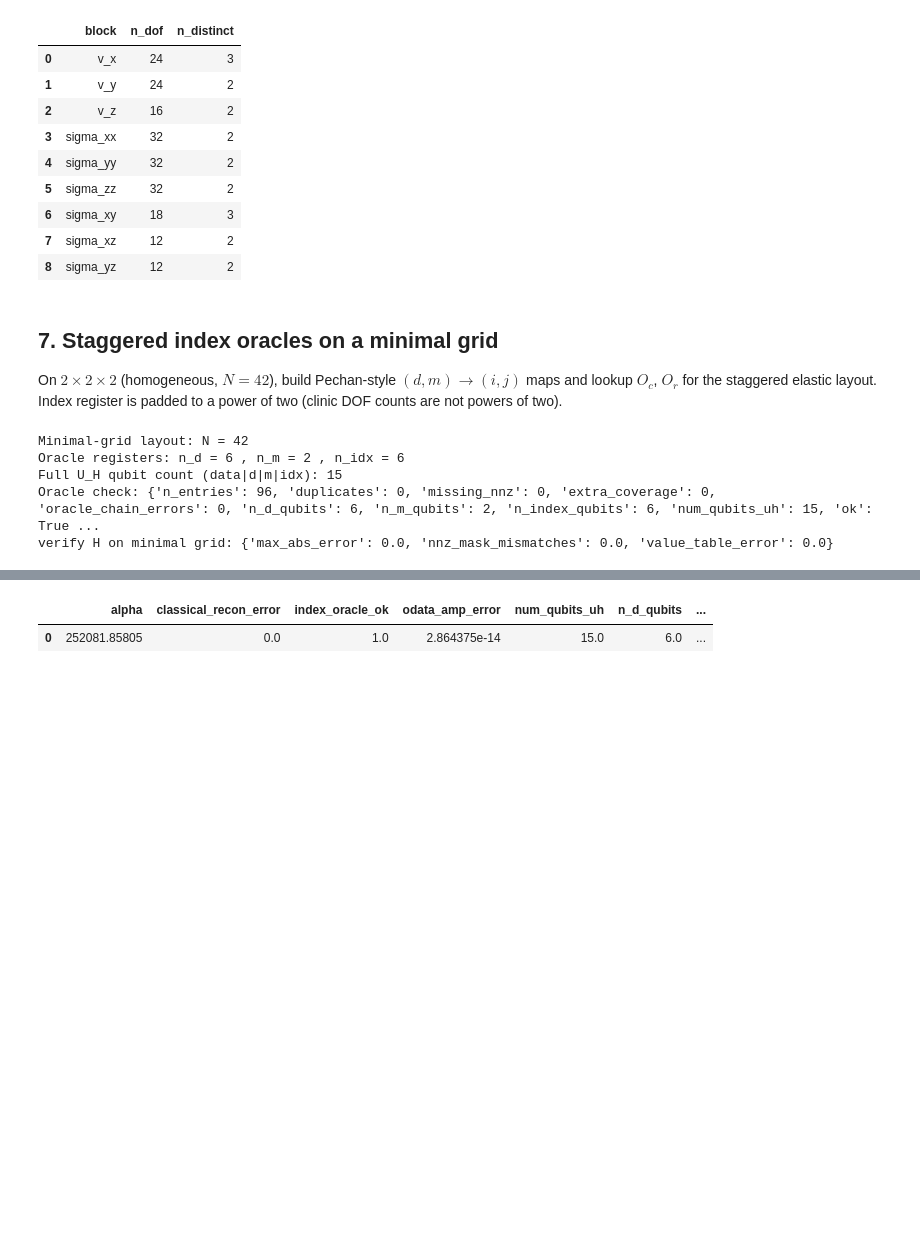
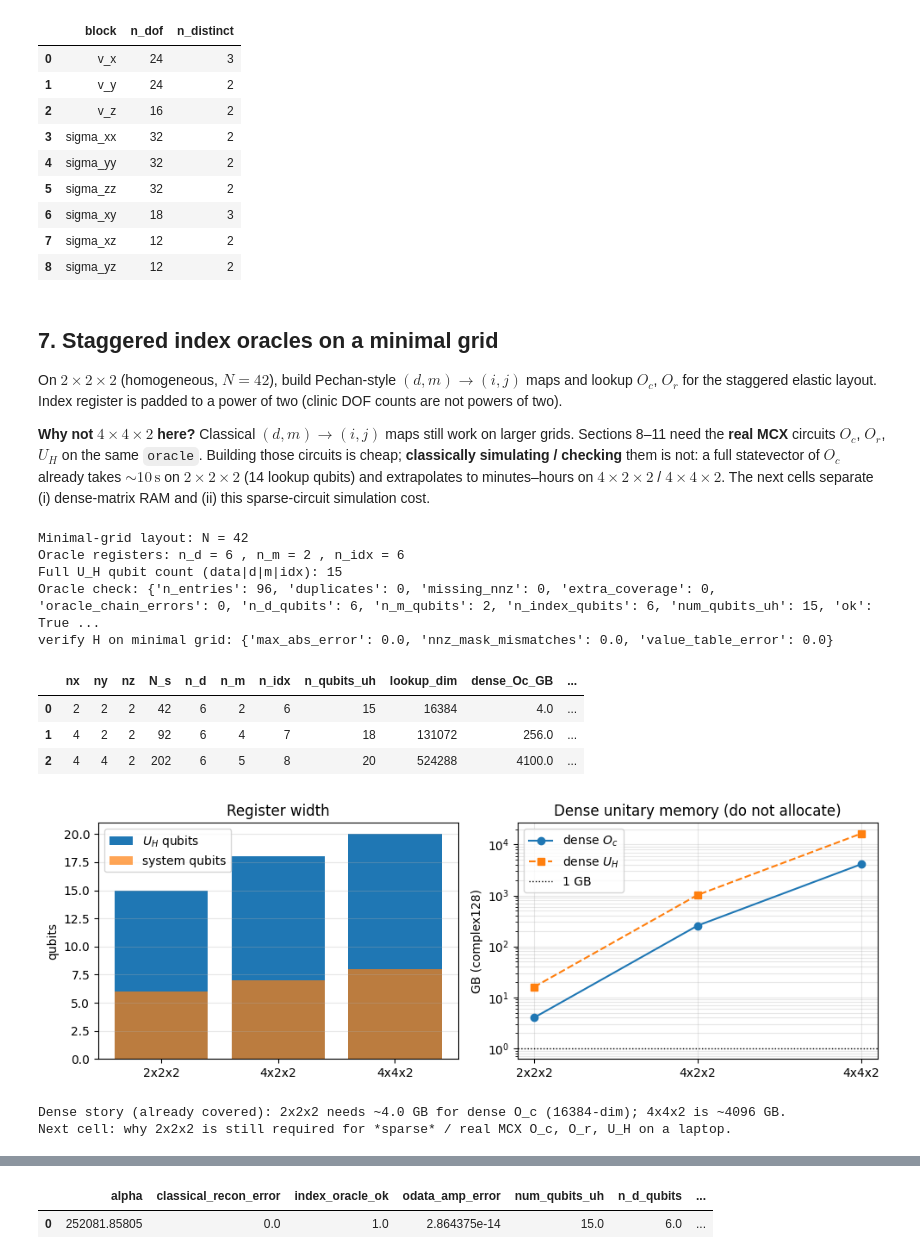
Before and after one commit to krokabobs/3D-Elastic-Wave-Equation-Hamiltonian-Simulation, a Jupyter notebook: block_encoding_hamiltonian_2d.ipynb, the cells around one changed output, grey strips where cells are left out. Drawn from its saved outputs; the diff is of its cells as text; code cells hidden in the pictures; blank space fills up the shorter version.

```diff
--- a/block_encoding_hamiltonian_2d.ipynb
+++ b/block_encoding_hamiltonian_2d.ipynb
@@ -446,6 +451,8 @@ verify B_inv_sqrt: {'max_abs_error': 3.7925153469065e-13, 'nnz_mask_mismatches':
 ## 7. Staggered index oracles on a minimal grid
 
 On $2\times 2\times 2$ (homogeneous, $N=42$), build Pechan-style $(d,m)\to(i,j)$ maps and lookup $O_c$, $O_r$ for the staggered elastic layout. Index register is padded to a power of two (clinic DOF counts are not powers of two).
+
+**Why not $4\times 4\times 2$ here?** Classical $(d,m)\to(i,j)$ maps still work on larger grids. Sections 8–11 need the **real MCX** circuits $O_c$, $O_r$, $U_H$ on the same `oracle`. Building those circuits is cheap; **classically simulating / checking** them is not: a full statevector of $O_c$ already takes $\sim 10\,\mathrm{s}$ on $2\times 2\times 2$ (14 lookup qubits) and extrapolates to minutes–hours on $4\times 2\times 2$ / $4\times 4\times 2$. The next cells separate (i) dense-matrix RAM and (ii) this sparse-circuit simulation cost.
 # %%
 demo = build_minimal_hamiltonian_demo(2, 2, 2, add_fractures=False)
 oracle = demo["oracle"]
@@ -465,3 +472,54 @@ Oracle registers: n_d = 6 , n_m = 2 , n_idx = 6
 Full U_H qubit count (data|d|m|idx): 15
 Oracle check: {'n_entries': 96, 'duplicates': 0, 'missing_nnz': 0, 'extra_coverage': 0, 'oracle_chain_errors': 0, 'n_d_qubits': 6, 'n_m_qubits': 2, 'n_index_qubits': 6, 'num_qubits_uh': 15, 'ok': True ...
 verify H on minimal grid: {'max_abs_error': 0.0, 'nnz_mask_mismatches': 0.0, 'value_table_error': 0.0}
+# %%
+# Why 2x2x2: register footprint vs larger grids (homogeneous, matches circuit demos)
+uh_footprint = summarize_uh_register_footprint(
+    ((2, 2, 2), (4, 2, 2), (4, 4, 2)),
+    add_fractures=False,
+)
+cols = [
+    "nx", "ny", "nz", "N_s", "n_d", "n_m", "n_idx", "n_qubits_uh",
+    "lookup_dim", "dense_Oc_GB", "dense_UH_GB", "dense_lookup_ok",
+]
+show = uh_footprint[cols].copy()
+show["dense_Oc_GB"] = show["dense_Oc_GB"].map(lambda v: float(f"{v:.3g}"))
+show["dense_UH_GB"] = show["dense_UH_GB"].map(lambda v: float(f"{v:.3g}"))
+display(show)
+
+fig, ax = plt.subplots(1, 2, figsize=(10, 3.5))
+labels = [f"{r.nx}x{r.ny}x{r.nz}" for r in uh_footprint.itertuples()]
+x = range(len(labels))
+ax[0].bar(x, uh_footprint["n_qubits_uh"], color="C0", label=r"$U_H$ qubits")
+ax[0].bar(x, uh_footprint["n_system"], color="C1", alpha=0.7, label="system qubits")
+ax[0].set_xticks(list(x), labels)
+ax[0].set_ylabel("qubits")
+ax[0].legend()
+ax[0].grid(True, axis="y", alpha=0.3)
+ax[0].set_title("Register width")
+
+ax[1].semilogy(list(x), uh_footprint["dense_Oc_GB"], "o-", label=r"dense $O_c$")
+ax[1].semilogy(list(x), uh_footprint["dense_UH_GB"], "s--", label=r"dense $U_H$")
+ax[1].axhline(1.0, color="k", ls=":", lw=1, label="1 GB")
+ax[1].set_xticks(list(x), labels)
+ax[1].set_ylabel("GB (complex128)")
+ax[1].legend()
+ax[1].grid(True, which="both", alpha=0.3)
+ax[1].set_title("Dense unitary memory (do not allocate)")
+plt.tight_layout()
+plt.show()
+
+row22 = uh_footprint.iloc[0]
+print(
+    f"Dense story (already covered): 2x2x2 needs ~{row22['dense_Oc_GB']:.1f} GB for dense O_c "
+    f"({int(row22['lookup_dim'])}-dim); 4x4x2 is ~{uh_footprint.iloc[-1]['dense_Oc_GB']:.0f} GB."
+)
+print("Next cell: why 2x2x2 is still required for *sparse* / real MCX O_c, O_r, U_H on a laptop.")
+# %% [output]
+|  | nx | ny | nz | N_s | n_d | n_m | n_idx | n_qubits_uh | lookup_dim | dense_Oc_GB | ... |
+| 0 | 2 | 2 | 2 | 42 | 6 | 2 | 6 | 15 | 16384 | 4.0 | ... |
+| 1 | 4 | 2 | 2 | 92 | 6 | 4 | 7 | 18 | 131072 | 256.0 | ... |
+| 2 | 4 | 4 | 2 | 202 | 6 | 5 | 8 | 20 | 524288 | 4100.0 | ... |
+[figure, added]
+Dense story (already covered): 2x2x2 needs ~4.0 GB for dense O_c (16384-dim); 4x4x2 is ~4096 GB.
+Next cell: why 2x2x2 is still required for *sparse* / real MCX O_c, O_r, U_H on a laptop.
```
Also changed, not shown: parts of 16 cells of this notebook, 1 other file.
